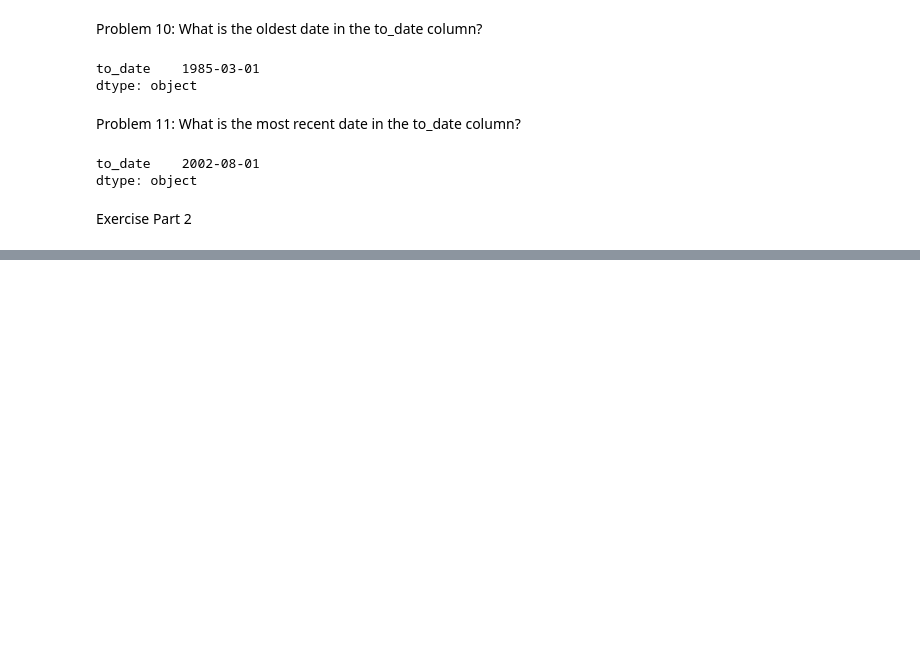
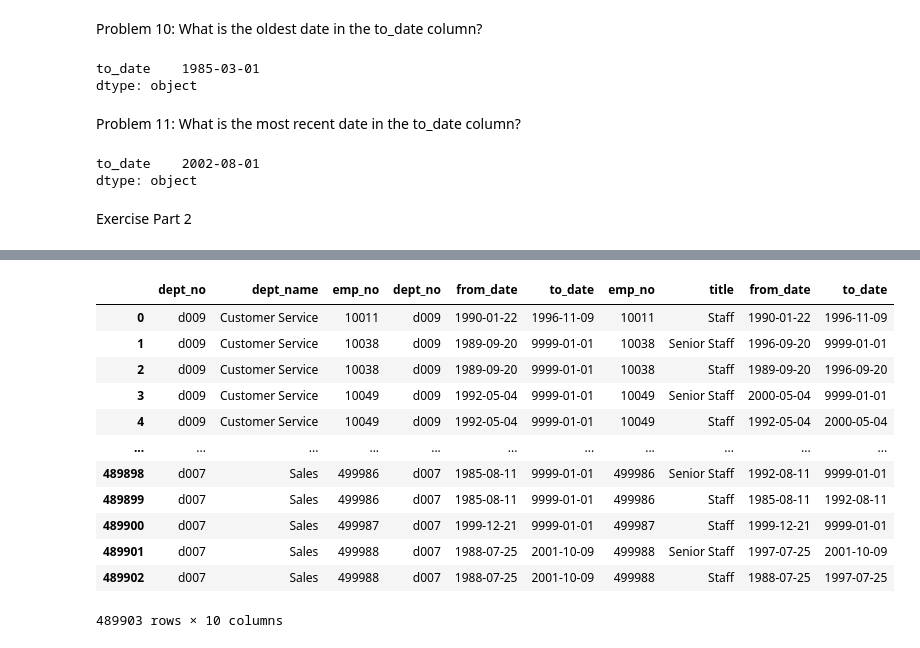
Before and after one commit to mwboiss/numpy-pandas-visualization-exercises, a Jupyter notebook: advanced_dataframes.ipynb, the cells around one changed output, grey strips where cells are left out. Saved outputs shown, nothing was run; the diff lists cells and outputs as text; code cells hidden in the pictures; blank space fills up the shorter version.

```diff
--- a/advanced_dataframes.ipynb
+++ b/advanced_dataframes.ipynb
@@ -206,0 +620,4 @@ Problem 15: Do automatic or manual cars have better miles per gallon?
+# %%
+url = get_db_url('employees')
+employees = pd.read_sql('SELECT * FROM employees', url)
+titles = pd.read_sql('SELECT * FROM titles', url)
@@ -206,0 +699,21 @@ Problem 15: Do automatic or manual cars have better miles per gallon?
+# %%
+dep_titles = pd.read_sql('''SELECT * FROM departments d
+                                        Join dept_emp de
+                                            ON d.dept_no = de.dept_no
+                                        JOIN titles t
+                                            ON de.emp_no = t.emp_no''', url)
+dep_titles
+# %% [output]
+|  | dept_no | dept_name | emp_no | dept_no | from_date | to_date | emp_no | title | from_date | to_date |
+| 0 | d009 | Customer Service | 10011 | d009 | 1990-01-22 | 1996-11-09 | 10011 | Staff | 1990-01-22 | 1996-11-09 |
+| 1 | d009 | Customer Service | 10038 | d009 | 1989-09-20 | 9999-01-01 | 10038 | Senior Staff | 1996-09-20 | 9999-01-01 |
+| 2 | d009 | Customer Service | 10038 | d009 | 1989-09-20 | 9999-01-01 | 10038 | Staff | 1989-09-20 | 1996-09-20 |
+| 3 | d009 | Customer Service | 10049 | d009 | 1992-05-04 | 9999-01-01 | 10049 | Senior Staff | 2000-05-04 | 9999-01-01 |
+| 4 | d009 | Customer Service | 10049 | d009 | 1992-05-04 | 9999-01-01 | 10049 | Staff | 1992-05-04 | 2000-05-04 |
+| ... | ... | ... | ... | ... | ... | ... | ... | ... | ... | ... |
+| 489898 | d007 | Sales | 499986 | d007 | 1985-08-11 | 9999-01-01 | 499986 | Senior Staff | 1992-08-11 | 9999-01-01 |
+| 489899 | d007 | Sales | 499986 | d007 | 1985-08-11 | 9999-01-01 | 499986 | Staff | 1985-08-11 | 1992-08-11 |
+| 489900 | d007 | Sales | 499987 | d007 | 1999-12-21 | 9999-01-01 | 499987 | Staff | 1999-12-21 | 9999-01-01 |
+| 489901 | d007 | Sales | 499988 | d007 | 1988-07-25 | 2001-10-09 | 499988 | Senior Staff | 1997-07-25 | 2001-10-09 |
+| 489902 | d007 | Sales | 499988 | d007 | 1988-07-25 | 2001-10-09 | 499988 | Staff | 1988-07-25 | 1997-07-25 |
+489903 rows × 10 columns
```
Also changed, not shown: parts of 72 cells of this notebook.
